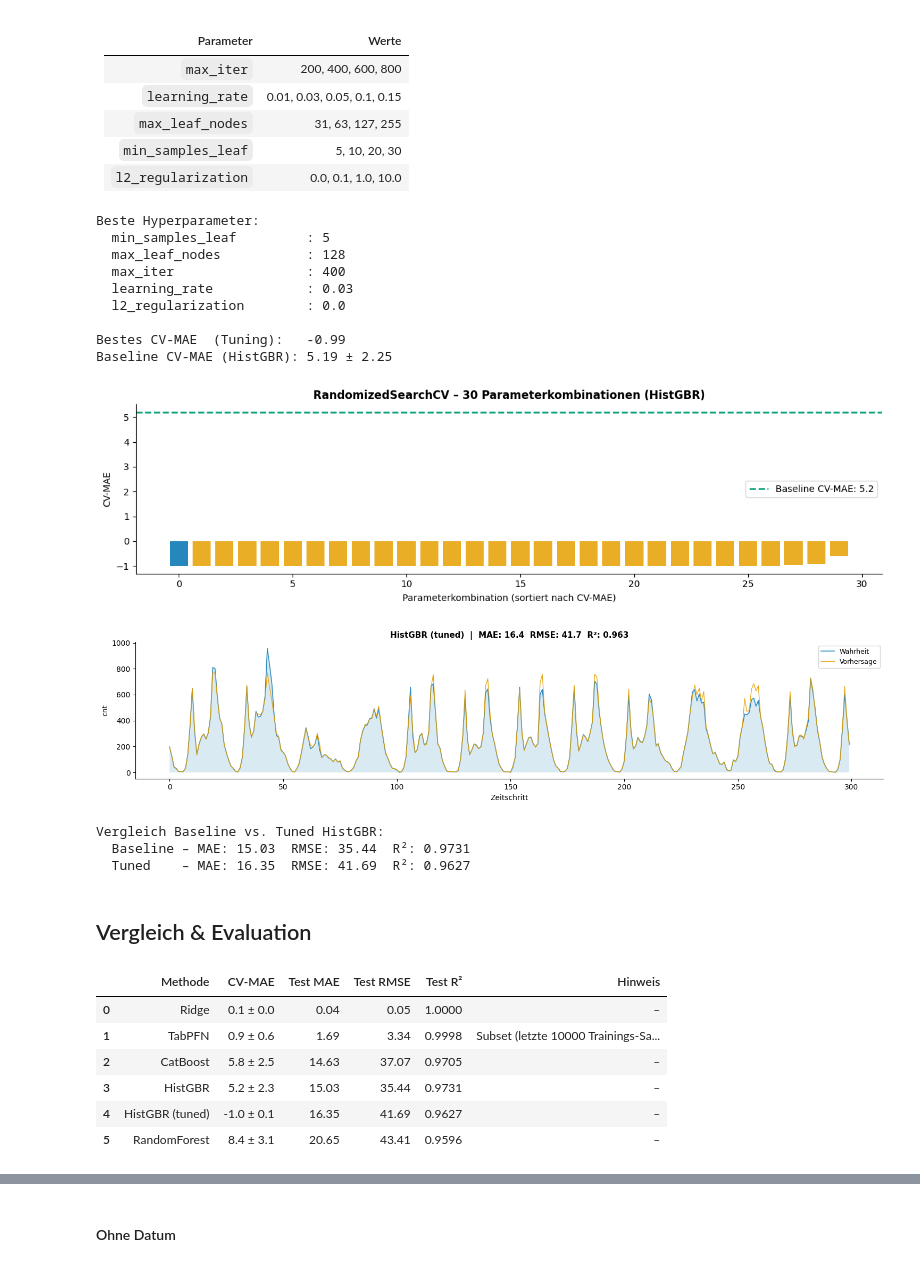
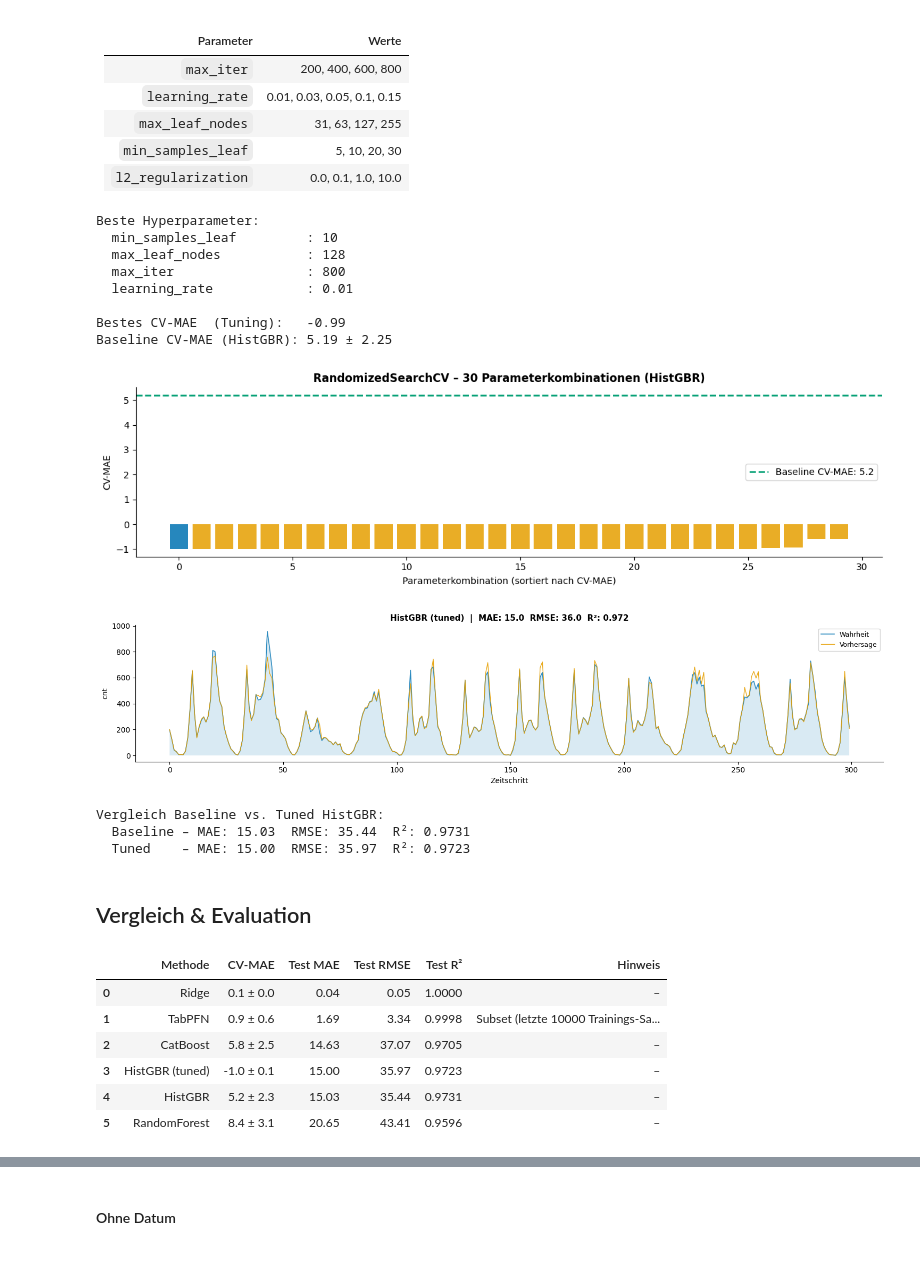
Before and after one commit to JR2909/DSKI-KI-ML-Project, a Jupyter notebook: code/prediction.ipynb, the cells around one changed output, grey strips where cells are left out. Cells and saved outputs as stored; diff of their text form; code cells hidden in the pictures.

```diff
--- a/code/prediction.ipynb
+++ b/code/prediction.ipynb
@@ -490,8 +486,7 @@ param_dist_hgb = {
     'max_iter':          [50,200, 400, 600, 800],
     'learning_rate':     [0.01, 0.03, 0.05, 0.1, 0.15, 0.2],
     'max_leaf_nodes':    [32, 64, 128, 255],
-    'min_samples_leaf':  [5, 10, 20, 30],
-    'l2_regularization': [0.0, 0.1, 1.0, 10.0],
+    'min_samples_leaf':  [5, 10, 20, 30]
 }
 
 ts_cv_tuning = TimeSeriesSplit(n_splits=3, test_size=1500)
@@ -534,42 +529,41 @@ ax.set_ylabel('CV-MAE')
 ax.set_title('RandomizedSearchCV – 30 Parameterkombinationen (HistGBR)', fontweight='bold')
 ax.legend()
 ax.spines[['top', 'right']].set_visible(False)
 plt.tight_layout()
 plt.show()
 
 # Testset-Evaluierung des besten Modells
 hgb_tuned     = hgb_search.best_estimator_
 y_pred_tuned  = hgb_tuned.predict(X_test)
 metrics_tuned = compute_metrics(y_test, y_pred_tuned)
 
 result_hgb_tuned = {
     'name':    'HistGBR (tuned)',
     'cv_mae':  best_cv_mae,
     'cv_std':  cv_df['mean_test_MAE'].std(),
     'y_pred':  y_pred_tuned,
     **metrics_tuned,
 }
 all_results.append(result_hgb_tuned)
 plot_predictions(result_hgb_tuned, y_test)
 
 print(f"\nVergleich Baseline vs. Tuned HistGBR:")
 print(f"  Baseline – MAE: {result_hgb['MAE']:.2f}  RMSE: {result_hgb['RMSE']:.2f}  R²: {result_hgb['R2']:.4f}")
 print(f"  Tuned    – MAE: {metrics_tuned['MAE']:.2f}  RMSE: {metrics_tuned['RMSE']:.2f}  R²: {metrics_tuned['R2']:.4f}")
 # %% [output]
 Beste Hyperparameter:
-  min_samples_leaf         : 5
+  min_samples_leaf         : 10
   max_leaf_nodes           : 128
-  max_iter                 : 400
-  learning_rate            : 0.03
-  l2_regularization        : 0.0
+  max_iter                 : 800
+  learning_rate            : 0.01
 
 Bestes CV-MAE  (Tuning):   -0.99
 Baseline CV-MAE (HistGBR): 5.19 ± 2.25
-[figure, old version]
+[figure, new version]
 [figure]
 Vergleich Baseline vs. Tuned HistGBR:
   Baseline – MAE: 15.03  RMSE: 35.44  R²: 0.9731
-  Tuned    – MAE: 16.35  RMSE: 41.69  R²: 0.9627
+  Tuned    – MAE: 15.00  RMSE: 35.97  R²: 0.9723
 # %% [markdown]
 ## Vergleich & Evaluation
 # %%
@@ -595,8 +589,8 @@ results_df
 | 0 | Ridge | 0.1 ± 0.0 | 0.04 | 0.05 | 1.0000 | – |
 | 1 | TabPFN | 0.9 ± 0.6 | 1.69 | 3.34 | 0.9998 | Subset (letzte 10000 Trainings-Sa... |
 | 2 | CatBoost | 5.8 ± 2.5 | 14.63 | 37.07 | 0.9705 | – |
-| 3 | HistGBR | 5.2 ± 2.3 | 15.03 | 35.44 | 0.9731 | – |
-| 4 | HistGBR (tuned) | -1.0 ± 0.1 | 16.35 | 41.69 | 0.9627 | – |
+| 3 | HistGBR (tuned) | -1.0 ± 0.1 | 15.00 | 35.97 | 0.9723 | – |
+| 4 | HistGBR | 5.2 ± 2.3 | 15.03 | 35.44 | 0.9731 | – |
 | 5 | RandomForest | 8.4 ± 3.1 | 20.65 | 43.41 | 0.9596 | – |
 # %%
 
```
Also changed, not shown: parts of 2 cells of this notebook, 3 other files.
